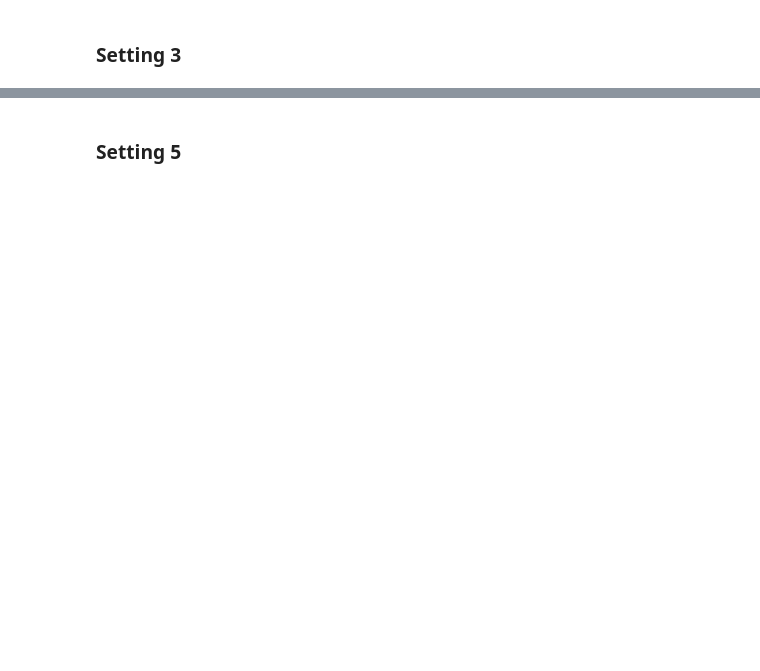
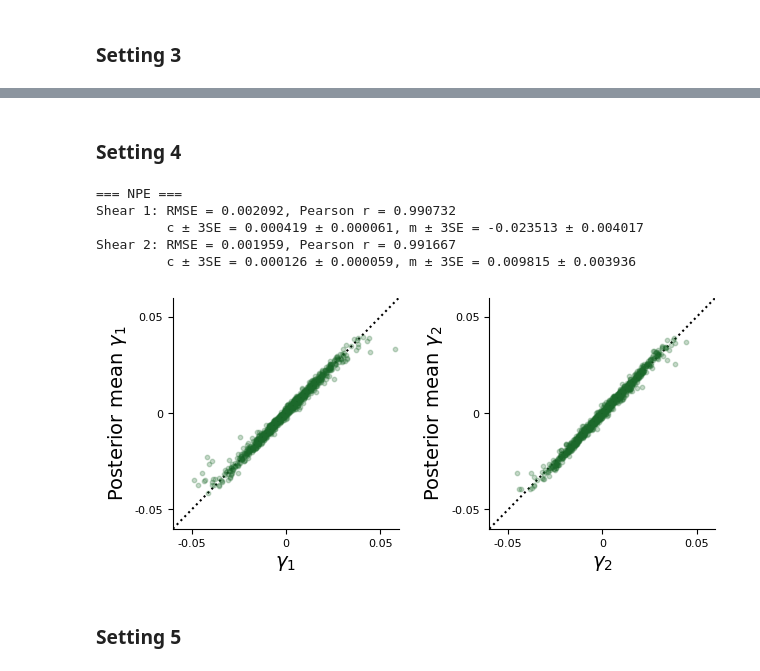
Before and after one commit to prob-ml/blissWL, a Jupyter notebook: images_to_maps/descwl/results/scatterplots.ipynb, the cells around one changed output, grey strips where cells are left out. Cells and saved outputs as stored; diff of their text form; code cells hidden in the pictures; blank space fills up the shorter version.

```diff
--- a/images_to_maps/descwl/results/scatterplots.ipynb
+++ b/images_to_maps/descwl/results/scatterplots.ipynb
@@ -241,3 +241,29 @@ plot_scatterplot(
+# %% [markdown]
+### **Setting 4**
+# %%
+setting4_npe = torch.load("npe_credible_intervals_setting4.pt", weights_only=False)
+
+shear1_true = setting4_npe["shear1_true"]
+shear2_true = setting4_npe["shear2_true"]
+shear1_npe = setting4_npe["shear1_posteriormean"]
+shear2_npe = setting4_npe["shear2_posteriormean"]
+
+_ = compute_and_print_metrics(shear1_true, shear2_true, shear1_npe, shear2_npe, "NPE")
+# %% [output]
+=== NPE ===
+Shear 1: RMSE = 0.002092, Pearson r = 0.990732
+         c ± 3SE = 0.000419 ± 0.000061, m ± 3SE = -0.023513 ± 0.004017
+Shear 2: RMSE = 0.001959, Pearson r = 0.991667
+         c ± 3SE = 0.000126 ± 0.000059, m ± 3SE = 0.009815 ± 0.003936
+# %%
+plot_scatterplot(
+    shear1_true, shear2_true, shear1_npe, shear2_npe,
+    color="#1c692b",
+    ylabel_template=r"Posterior mean $\gamma_{i}$",
+    save_path="figures/npe_scatterplots_setting4.png"
+)
+# %% [output]
+[figure, added]
 # %% [markdown]
 ### **Setting 5**
 # %%
```
Also changed, not shown: parts of 12 cells of this notebook, 11 other files.
